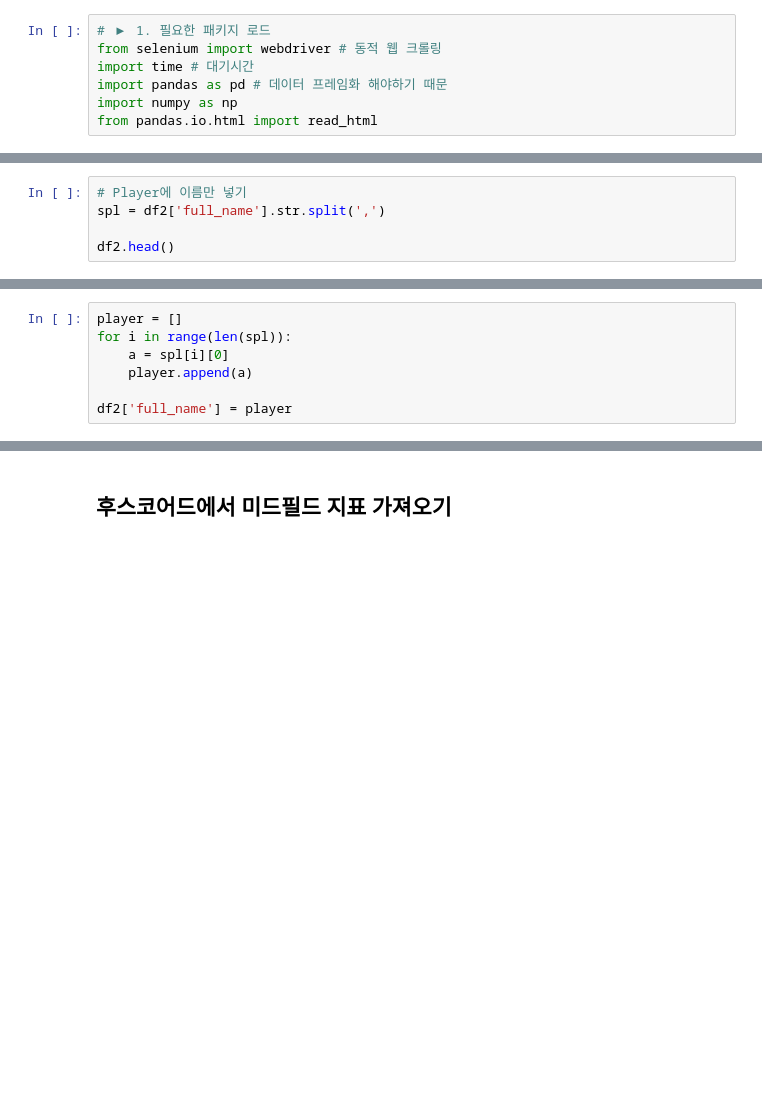
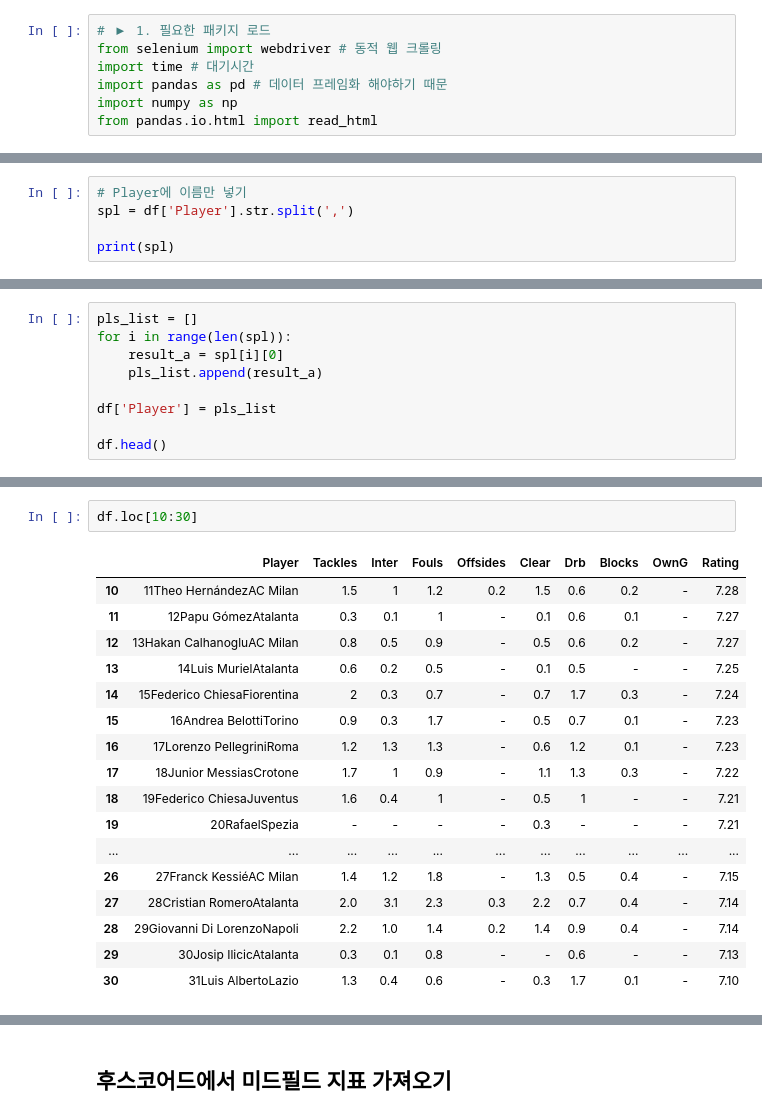
Before and after one commit to Gray116/BigData_Academy_1, a Jupyter notebook: 00_Projects/01_데이터 수집을 위한 웹 크롤링.ipynb, the cells around one changed output, grey strips where cells are left out. Drawn from its saved outputs; the diff is of its cells as text; blank space fills up the shorter version.

```diff
--- a/00_Projects/01_데이터 수집을 위한 웹 크롤링.ipynb
+++ b/00_Projects/01_데이터 수집을 위한 웹 크롤링.ipynb
@@ -116,6 +97,6 @@ df2.head()
 # %%
 # Player에 이름만 넣기
-spl = df2['full_name'].str.split(',')
+spl = df['Player'].str.split(',')
 
-df2.head()
+print(spl)
 # %% [output]
@@ -128,7 +115,9 @@ df2.head()
 # %%
-player = []
+pls_list = []
 for i in range(len(spl)):
-    a = spl[i][0]
-    player.append(a)
+    result_a = spl[i][0]
+    pls_list.append(result_a)
 
-df2['full_name'] = player
+df['Player'] = pls_list
+
+df.head()
@@ -143,0 +131,20 @@ df2.head()
+# %%
+df.loc[10:30]
+# %% [output]
+|  | Player | Tackles | Inter | Fouls | Offsides | Clear | Drb | Blocks | OwnG | Rating |
+| 10 | 11Theo HernándezAC Milan | 1.5 | 1 | 1.2 | 0.2 | 1.5 | 0.6 | 0.2 | - | 7.28 |
+| 11 | 12Papu GómezAtalanta | 0.3 | 0.1 | 1 | - | 0.1 | 0.6 | 0.1 | - | 7.27 |
+| 12 | 13Hakan CalhanogluAC Milan | 0.8 | 0.5 | 0.9 | - | 0.5 | 0.6 | 0.2 | - | 7.27 |
+| 13 | 14Luis MurielAtalanta | 0.6 | 0.2 | 0.5 | - | 0.1 | 0.5 | - | - | 7.25 |
+| 14 | 15Federico ChiesaFiorentina | 2 | 0.3 | 0.7 | - | 0.7 | 1.7 | 0.3 | - | 7.24 |
+| 15 | 16Andrea BelottiTorino | 0.9 | 0.3 | 1.7 | - | 0.5 | 0.7 | 0.1 | - | 7.23 |
+| 16 | 17Lorenzo PellegriniRoma | 1.2 | 1.3 | 1.3 | - | 0.6 | 1.2 | 0.1 | - | 7.23 |
+| 17 | 18Junior MessiasCrotone | 1.7 | 1 | 0.9 | - | 1.1 | 1.3 | 0.3 | - | 7.22 |
+| 18 | 19Federico ChiesaJuventus | 1.6 | 0.4 | 1 | - | 0.5 | 1 | - | - | 7.21 |
+| 19 | 20RafaelSpezia | - | - | - | - | 0.3 | - | - | - | 7.21 |
+| ... | ... | ... | ... | ... | ... | ... | ... | ... | ... | ... |
+| 26 | 27Franck KessiéAC Milan | 1.4 | 1.2 | 1.8 | - | 1.3 | 0.5 | 0.4 | - | 7.15 |
+| 27 | 28Cristian RomeroAtalanta | 2.0 | 3.1 | 2.3 | 0.3 | 2.2 | 0.7 | 0.4 | - | 7.14 |
+| 28 | 29Giovanni Di LorenzoNapoli | 2.2 | 1.0 | 1.4 | 0.2 | 1.4 | 0.9 | 0.4 | - | 7.14 |
+| 29 | 30Josip IlicicAtalanta | 0.3 | 0.1 | 0.8 | - | - | 0.6 | - | - | 7.13 |
+| 30 | 31Luis AlbertoLazio | 1.3 | 0.4 | 0.6 | - | 0.3 | 1.7 | 0.1 | - | 7.10 |
```
Also changed, not shown: parts of 23 cells of this notebook, 50 other files.
